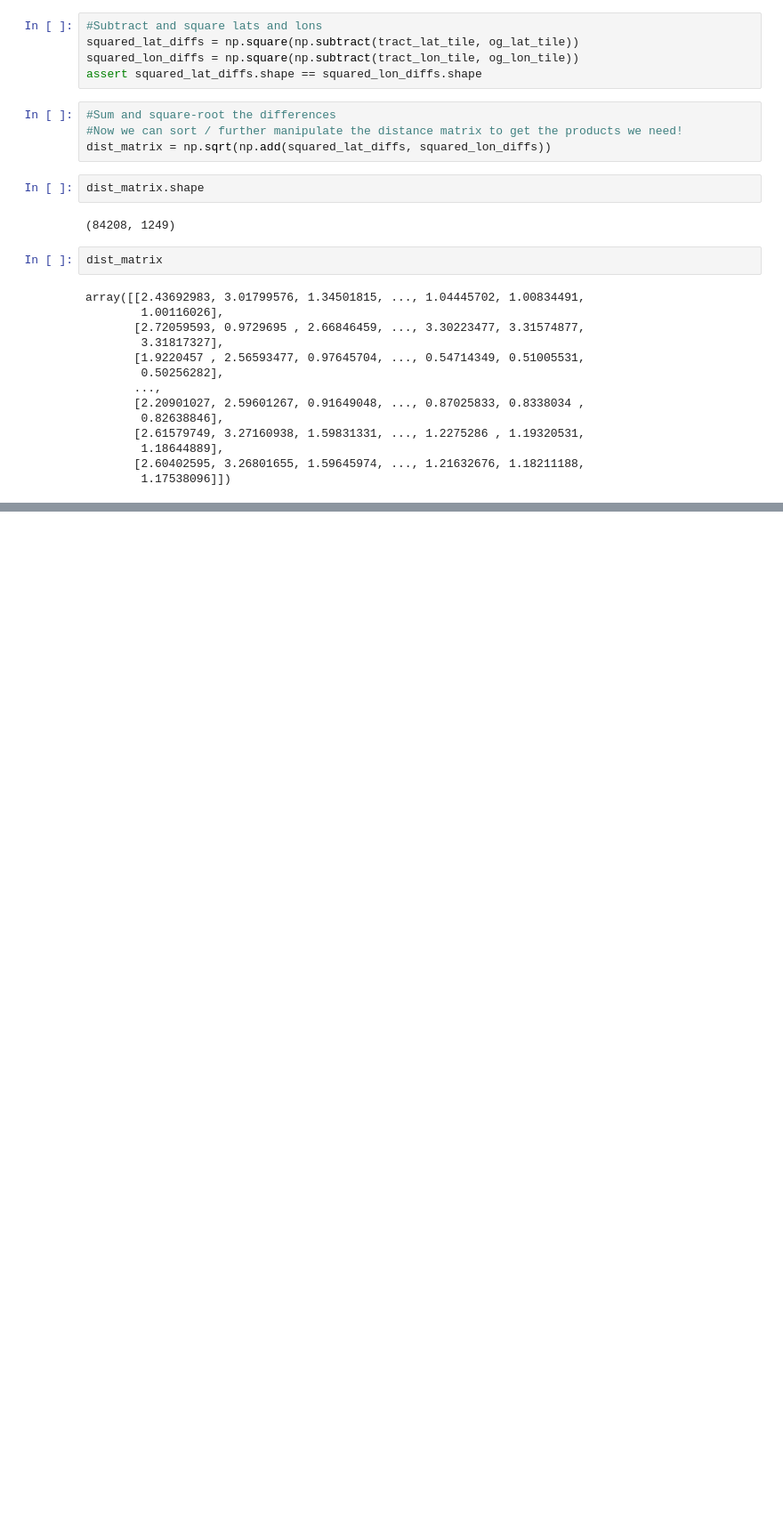
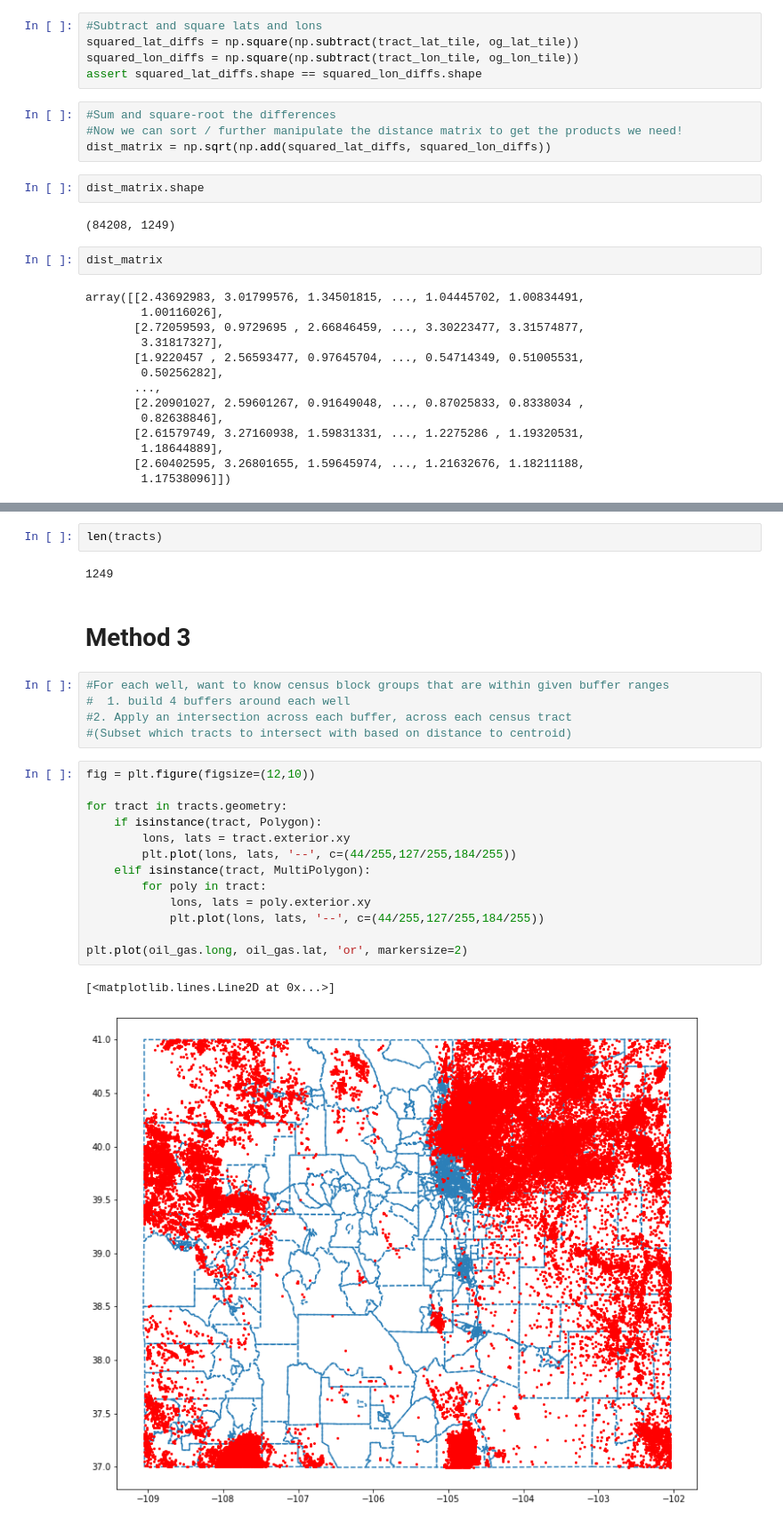
Before and after one commit to margaretmccall/mapping-for-environmental-justice, a Jupyter notebook: oil_gas_calculations.ipynb, the cells around one changed output, grey strips where cells are left out. Shown at 89% size. Cells and saved outputs as stored; diff of their text form; blank space fills up the shorter version.

Commit message:
Experimenting w distance from point to edge of polygon, overlays

```diff
--- a/oil_gas_calculations.ipynb
+++ b/oil_gas_calculations.ipynb
@@ -298,0 +249,27 @@ array([[2.43692983, 3.01799576, 1.34501815, ..., 1.04445702, 1.00834491,
+# %%
+len(tracts)
+# %% [output]
+1249
+# %% [markdown]
+# Method 3
+# %%
+#For each well, want to know census block groups that are within given buffer ranges
+#  1. build 4 buffers around each well
+#2. Apply an intersection across each buffer, across each census tract
+#(Subset which tracts to intersect with based on distance to centroid)
+# %%
+fig = plt.figure(figsize=(12,10))
+
+for tract in tracts.geometry:
+    if isinstance(tract, Polygon):
+        lons, lats = tract.exterior.xy
+        plt.plot(lons, lats, '--', c=(44/255,127/255,184/255))
+    elif isinstance(tract, MultiPolygon):
+        for poly in tract:
+            lons, lats = poly.exterior.xy
+            plt.plot(lons, lats, '--', c=(44/255,127/255,184/255))
+
+plt.plot(oil_gas.long, oil_gas.lat, 'or', markersize=2)
+# %% [output]
+[<matplotlib.lines.Line2D at 0x...>]
+[figure, added]
```
Also changed, not shown: parts of 32 cells of this notebook.
